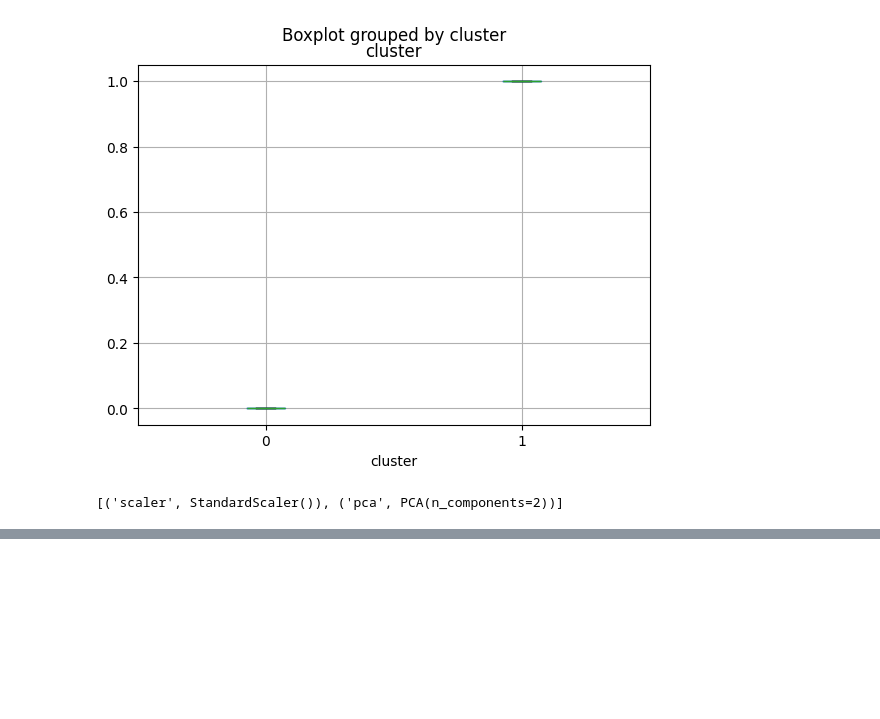
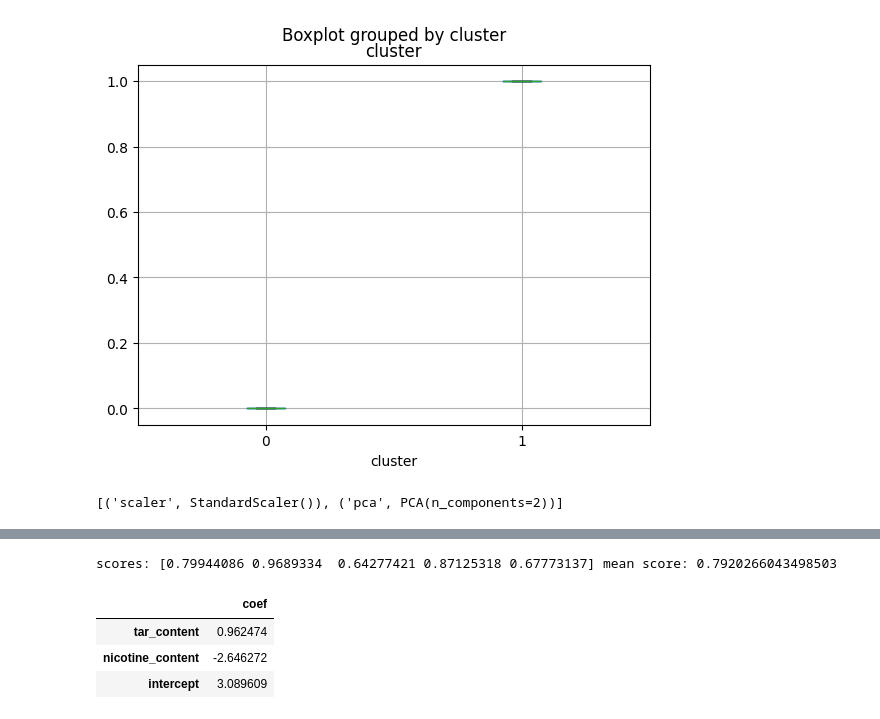
Before and after one commit to BrightMehou/random-ml, a Jupyter notebook: cigarettes/cigarette.ipynb, the cells around one changed output, grey strips where cells are left out. Saved outputs shown, nothing was run; the diff lists cells and outputs as text; code cells hidden in the pictures; blank space fills up the shorter version.

```diff
--- a/cigarettes/cigarette.ipynb
+++ b/cigarettes/cigarette.ipynb
@@ -129,0 +169,14 @@ pca_pipeline.steps
+# %%
+lr_backward = LinearRegression()
+sfs_backward = SequentialFeatureSelector(lr_backward, n_features_to_select="auto", direction='backward')
+sfs_backward.fit(X, y)
+X_backward = sfs_backward.transform(X)
+lr_backward_scores = cross_val_score(lr_backward, X_backward, y, cv=5)
+print(f'scores: {lr_backward_scores}', f'mean score: {lr_backward_scores.mean()}')
+get_linear_regression_coefficients(lr_backward.fit(X_backward, y), X.columns[sfs_backward.get_support()])
+# %% [output]
+scores: [0.79944086 0.9689334  0.64277421 0.87125318 0.67773137] mean score: 0.7920266043498503
+|  | coef |
+| tar_content | 0.962474 |
+| nicotine_content | -2.646272 |
+| intercept | 3.089609 |
```
Also changed, not shown: parts of 9 cells of this notebook, 7 other files.
